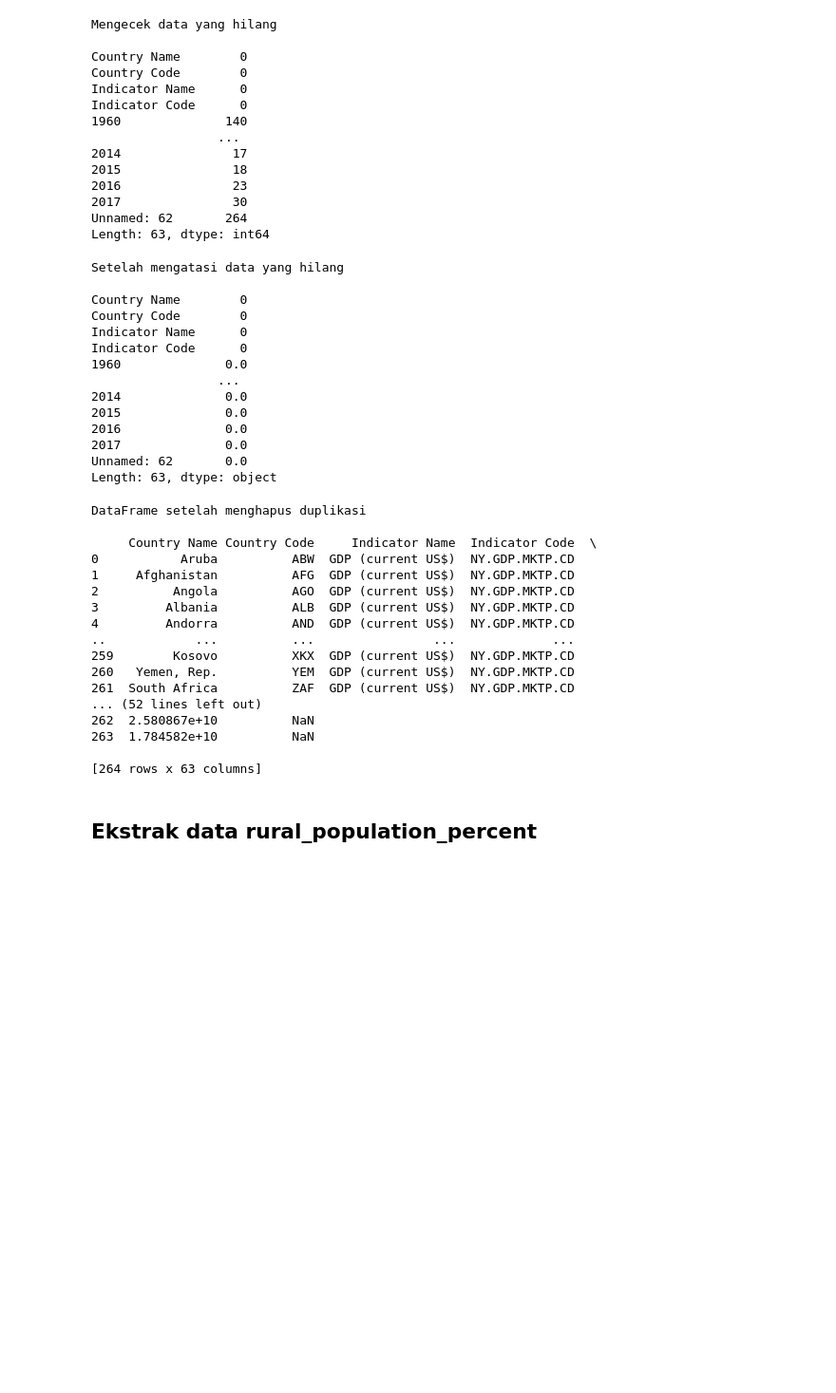
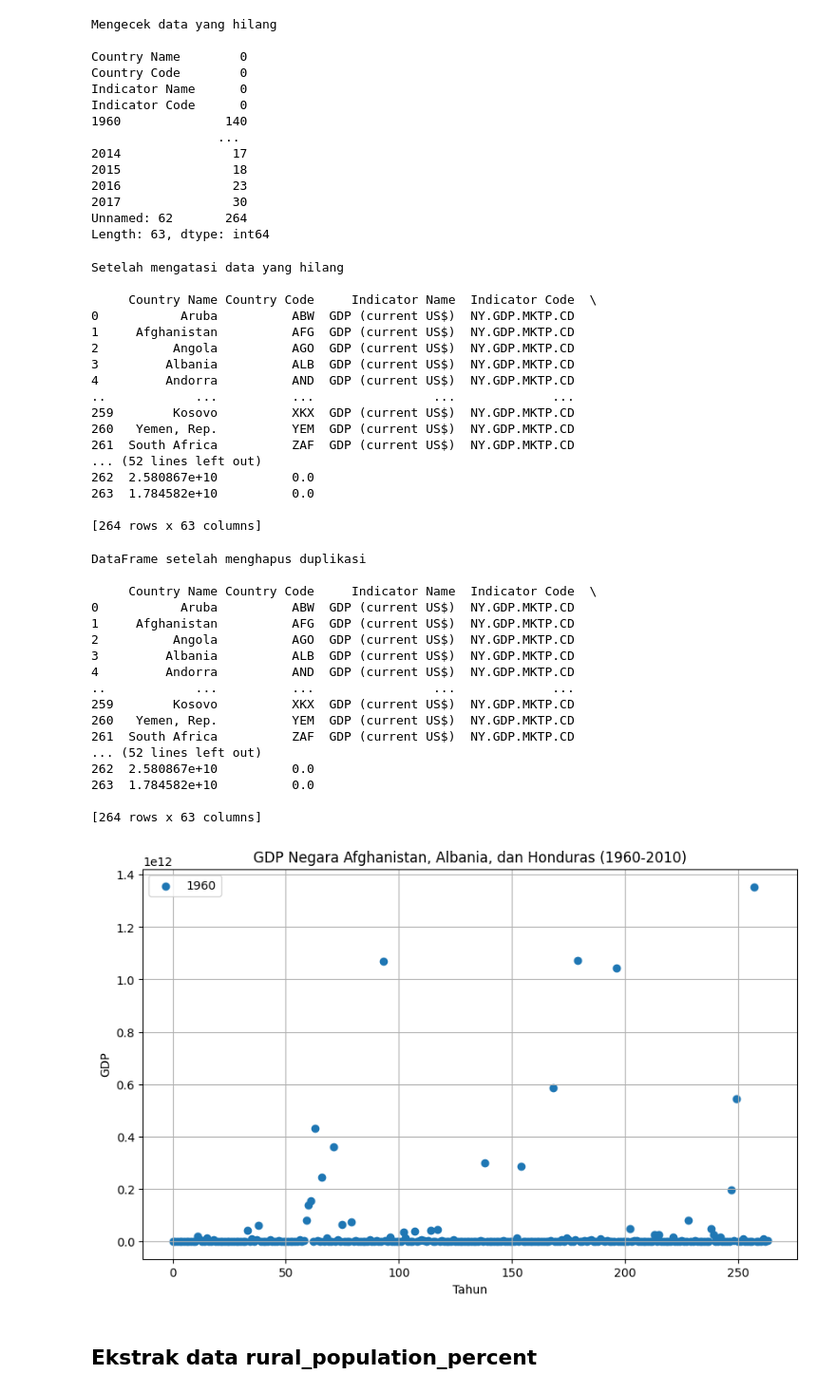
Before and after one commit to abdannsykr/DE_Mini-Project, a Jupyter notebook: ekstrack.ipynb, the cells around one changed output. Shown at 95% size. Drawn from its saved outputs; the diff is of its cells as text; code cells hidden in the pictures; blank space fills up the shorter version.

```diff
--- a/ekstrack.ipynb
+++ b/ekstrack.ipynb
@@ -212,27 +219,31 @@ Indicator Code      0
 Unnamed: 62       264
 Length: 63, dtype: int64
 # %%
-gdp_missing = gdp.dropna().sum()
+gdp_cleaned = gdp.dropna(axis=1, how='all')
+gdp_cleaned = gdp.fillna(0)
 
 print("Setelah mengatasi data yang hilang\n")
-print(gdp_missing)
+print(gdp_cleaned)
 # %% [output]
 Setelah mengatasi data yang hilang
 
-Country Name        0
-Country Code        0
-Indicator Name      0
-Indicator Code      0
-1960              0.0
-                 ...
-2014              0.0
-2015              0.0
-2016              0.0
-2017              0.0
-Unnamed: 62       0.0
-Length: 63, dtype: object
+     Country Name Country Code     Indicator Name  Indicator Code  \
+0           Aruba          ABW  GDP (current US$)  NY.GDP.MKTP.CD
+1     Afghanistan          AFG  GDP (current US$)  NY.GDP.MKTP.CD
+2          Angola          AGO  GDP (current US$)  NY.GDP.MKTP.CD
+3         Albania          ALB  GDP (current US$)  NY.GDP.MKTP.CD
+4         Andorra          AND  GDP (current US$)  NY.GDP.MKTP.CD
+..            ...          ...                ...             ...
+259        Kosovo          XKX  GDP (current US$)  NY.GDP.MKTP.CD
+260   Yemen, Rep.          YEM  GDP (current US$)  NY.GDP.MKTP.CD
+261  South Africa          ZAF  GDP (current US$)  NY.GDP.MKTP.CD
+... (52 lines left out)
+262  2.580867e+10          0.0
+263  1.784582e+10          0.0
+
+[264 rows x 63 columns]
 # %%
-gdp_duplicate = gdp.drop_duplicates()
+gdp_duplicate = gdp_cleaned.drop_duplicates()
 
 print("DataFrame setelah menghapus duplikasi\n")
 print(gdp_duplicate)
@@ -250,8 +261,20 @@ DataFrame setelah menghapus duplikasi
 260   Yemen, Rep.          YEM  GDP (current US$)  NY.GDP.MKTP.CD
 261  South Africa          ZAF  GDP (current US$)  NY.GDP.MKTP.CD
 ... (52 lines left out)
-262  2.580867e+10          NaN
-263  1.784582e+10          NaN
+262  2.580867e+10          0.0
+263  1.784582e+10          0.0
 
 [264 rows x 63 columns]
+# %%
+plt.figure(figsize=(10, 6))
+
+plt.scatter(gdp_duplicate.index, gdp_duplicate["1960"], label="1960")
+plt.xlabel("Tahun")
+plt.ylabel("GDP")
+plt.title("GDP Negara Afghanistan, Albania, dan Honduras (1960-2010)")
+plt.legend()
+plt.grid(True)
+plt.show()
+# %% [output]
+[figure, added]
 # %%
```
Also changed, not shown: parts of 27 cells of this notebook, 2 other files.
